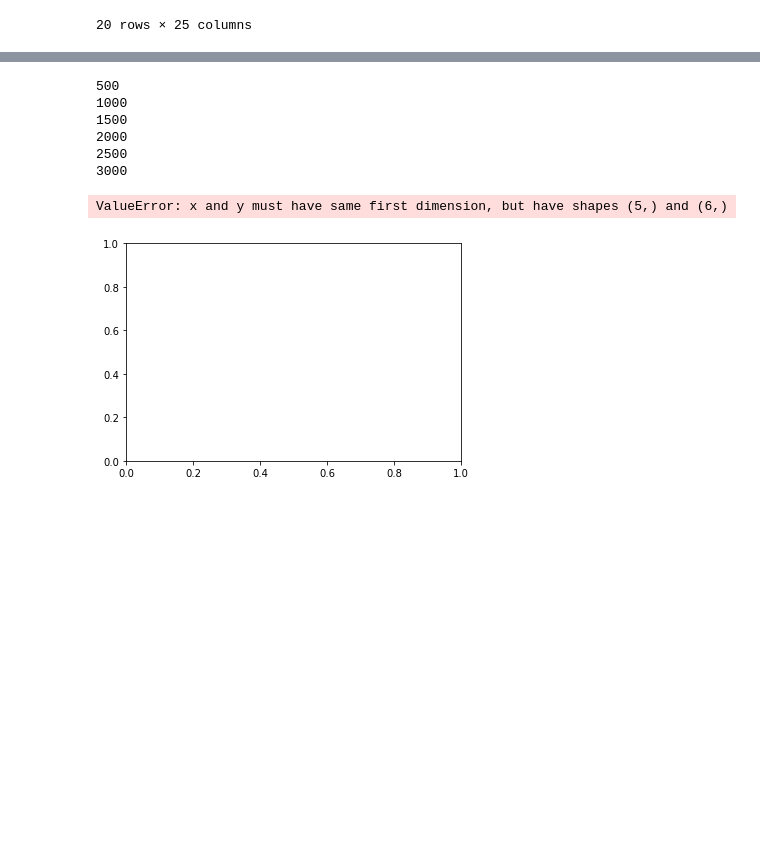
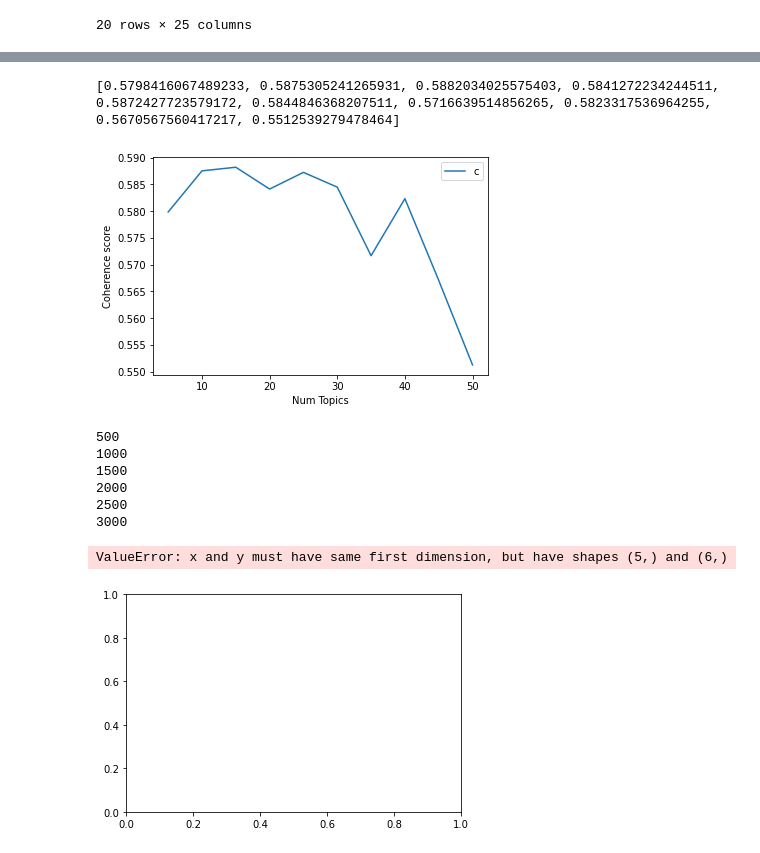
Before and after one commit to monjurmorshed793/cross-platform-so-data, a Jupyter notebook: topic-modeling-v2.ipynb, the cells around one changed output, grey strips where cells are left out. Saved outputs shown, nothing was run; the diff lists cells and outputs as text; code cells hidden in the pictures; blank space fills up the shorter version.

```diff
--- a/topic-modeling-v2.ipynb
+++ b/topic-modeling-v2.ipynb
@@ -354,3 +364,19 @@ plt.show()
+# %%
+print(coherence_values)
+# %% [output]
+[0.5798416067489233, 0.5875305241265931, 0.5882034025575403, 0.5841272234244511, 0.5872427723579172, 0.5844846368207511, 0.5716639514856265, 0.5823317536964255, 0.5670567560417217, 0.5512539279478464]
+# %%
+limit=5; start=55; step=5;
+x = [5,10,15,20,25,30,35,40,45,50]
+y = [0.5798416067489233, 0.5875305241265931, 0.5882034025575403, 0.5841272234244511, 0.5872427723579172, 0.5844846368207511, 0.5716639514856265, 0.5823317536964255, 0.5670567560417217, 0.5512539279478464]
+
+plt.plot(x, y)
+plt.xlabel("Num Topics")
+plt.ylabel("Coherence score")
+plt.legend(("coherence_values"), loc='best')
+plt.show()
+# %% [output]
+[figure, added]
 # %%
 def calculate_best_iterations(number_of_topics, number_of_iterations):
     print(number_of_iterations)
```
Also changed, not shown: parts of 8 cells of this notebook, 2 other files.
